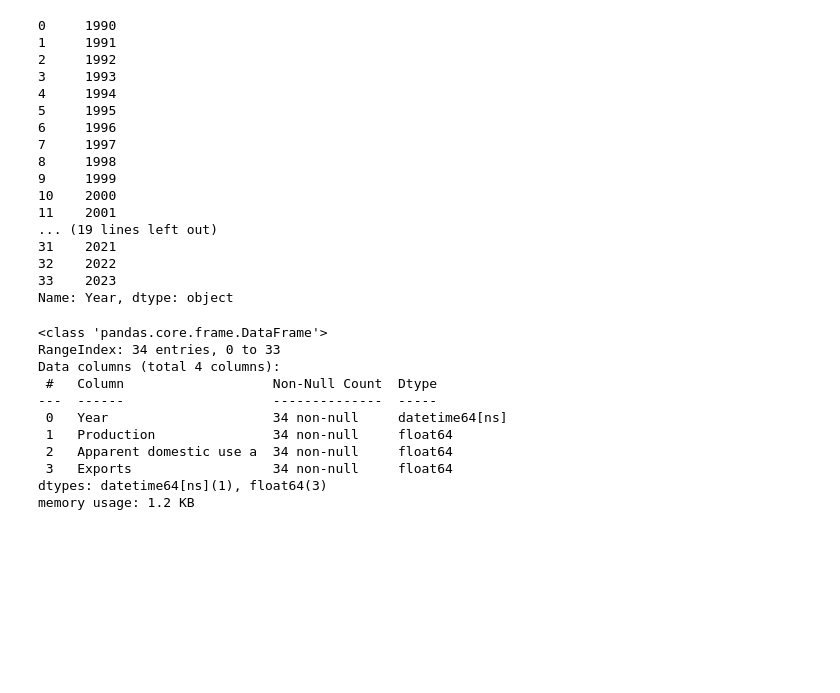
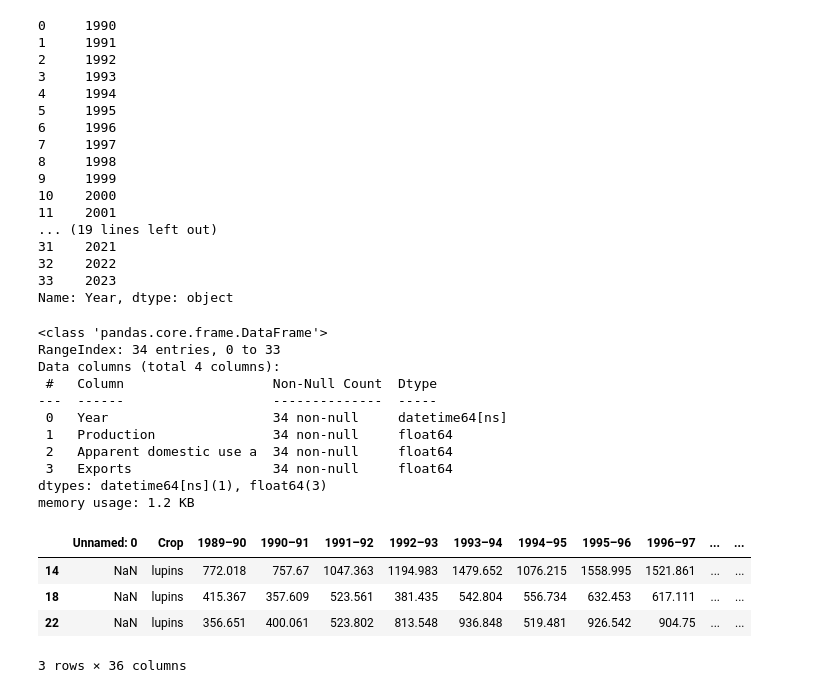
Before and after one commit to Moisebea/Crop_Report, a Jupyter notebook: OneDrive/Documents/Bureau/ABARES Dec Crop Report/Scraping_data.ipynb, the cells around one changed output. Saved outputs shown, nothing was run; the diff lists cells and outputs as text; code cells hidden in the pictures; blank space fills up the shorter version.

```diff
--- a/OneDrive/Documents/Bureau/ABARES Dec Crop Report/Scraping_data.ipynb
+++ b/OneDrive/Documents/Bureau/ABARES Dec Crop Report/Scraping_data.ipynb
@@ -1551,3 +1551,12 @@ Data columns (total 4 columns):
  3   Exports                  34 non-null     float64
 dtypes: datetime64[ns](1), float64(3)
 memory usage: 1.2 KB
+# %%
+lupins_supply_disposal = Table_15[Table_15['Crop'].str.contains('lupins').fillna(False)]
+lupins_supply_disposal
+# %% [output]
+|  | Unnamed: 0 | Crop | 1989–90 | 1990–91 | 1991–92 | 1992–93 | 1993–94 | 1994–95 | 1995–96 | 1996–97 | ... | ... |
+| 14 | NaN | lupins | 772.018 | 757.67 | 1047.363 | 1194.983 | 1479.652 | 1076.215 | 1558.995 | 1521.861 | ... | ... |
+| 18 | NaN | lupins | 415.367 | 357.609 | 523.561 | 381.435 | 542.804 | 556.734 | 632.453 | 617.111 | ... | ... |
+| 22 | NaN | lupins | 356.651 | 400.061 | 523.802 | 813.548 | 936.848 | 519.481 | 926.542 | 904.75 | ... | ... |
+3 rows × 36 columns
```
Also changed, not shown: parts of 13 cells of this notebook.
